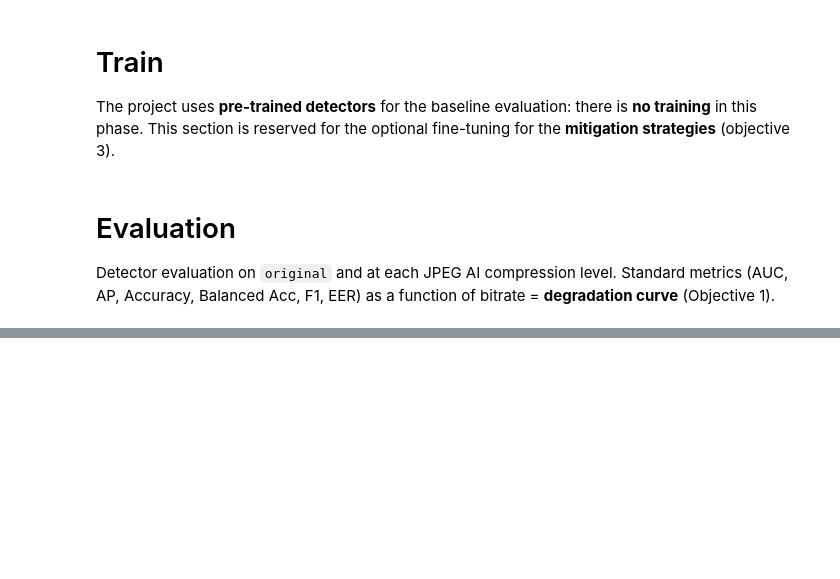
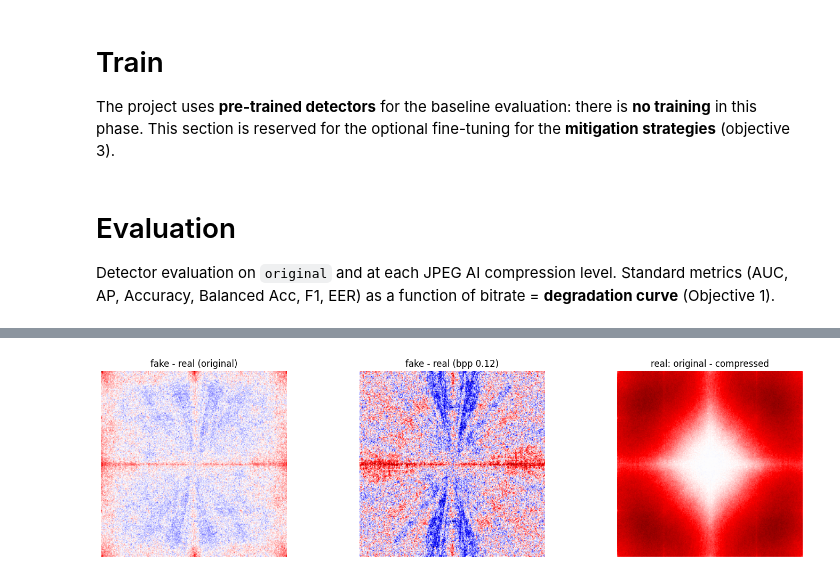
Before and after one commit to silviobear/COMPUTER_VISION_DEEPFAKE, a Jupyter notebook: computer_vision.ipynb, the cells around one changed output, grey strips where cells are left out. Cells and saved outputs as stored; diff of their text form; code cells hidden in the pictures; blank space fills up the shorter version.

```diff
--- a/computer_vision.ipynb
+++ b/computer_vision.ipynb
@@ -245,0 +360,18 @@ plt.legend(); plt.grid(alpha=0.3); plt.show()
+# %%
+def spec2d(cls, suf):
+    return avg_fft_residual(os.path.join(DATASET_PATH, f'{cls}_{suf}'))
+
+BPP = 0.12
+so_r, so_f = spec2d('real', 'original'), spec2d('fake', 'original')
+sc_r, sc_f = spec2d('real', f'bpp{BPP}'), spec2d('fake', f'bpp{BPP}')
+
+fig, ax = plt.subplots(1, 3, figsize=(15, 4))
+panels = [('fake - real (original)', so_f - so_r),
+          (f'fake - real (bpp {BPP})', sc_f - sc_r),
+          ('real: original - compressed', so_r - sc_r)]
+for a, (t, D) in zip(ax, panels):
+    m = np.abs(D).max()
+    a.imshow(D, cmap='seismic', vmin=-m, vmax=m); a.set_title(t); a.axis('off')
+plt.tight_layout(); plt.show()
+# %% [output]
+[figure, added]
```
Also changed, not shown: parts of 12 cells of this notebook.
